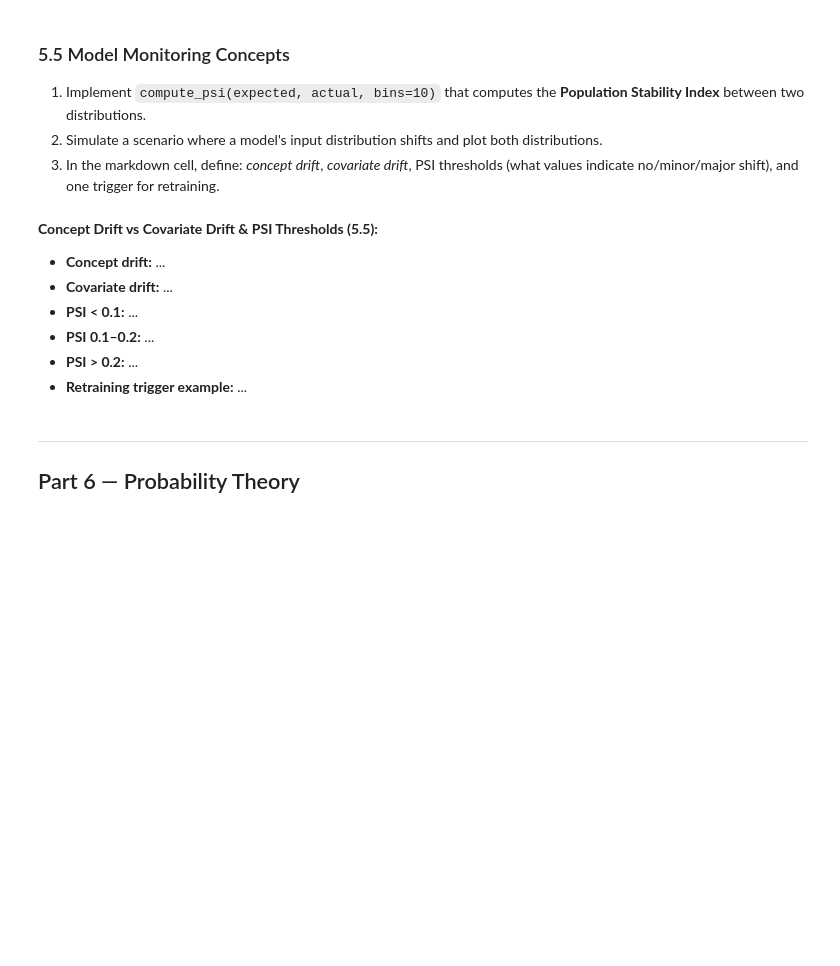
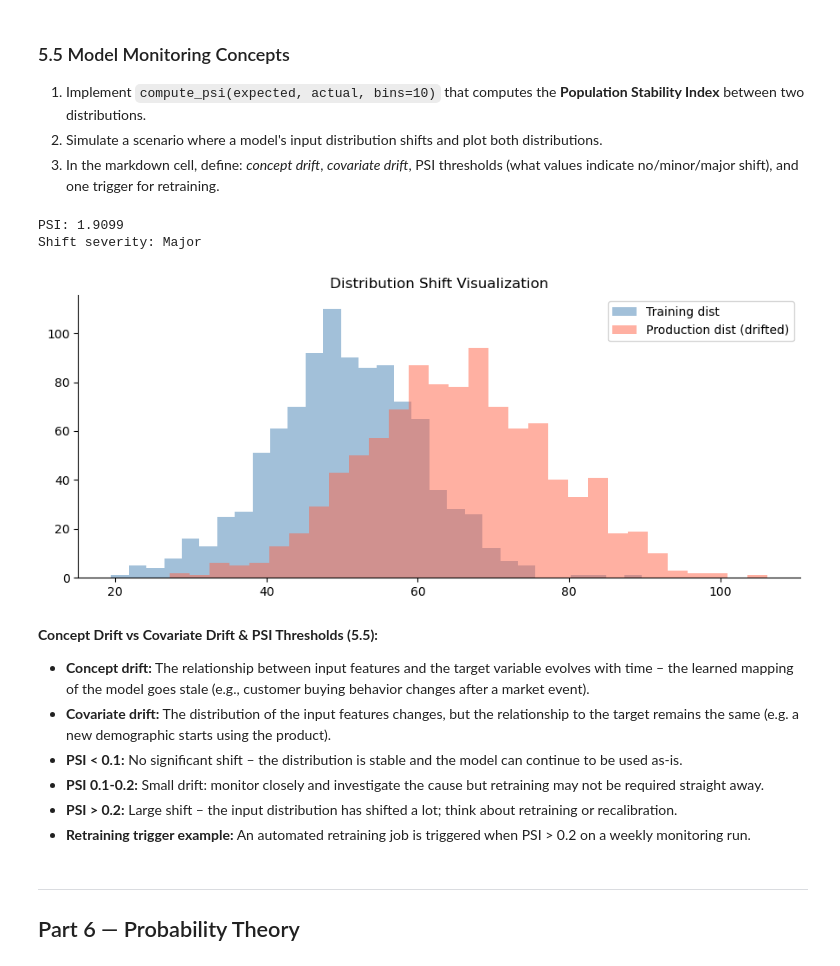
Before and after one commit to maheshshinde9100/Celebal_DS_Internship_Assignments, a Jupyter notebook: week1_Mahesh_Shinde.ipynb, the cells around one changed output. Cells and saved outputs as stored; diff of their text form; code cells hidden in the pictures; blank space fills up the shorter version.

```diff
--- a/week1_Mahesh_Shinde.ipynb
+++ b/week1_Mahesh_Shinde.ipynb
@@ -669,34 +708,51 @@ print(f"\nAfter differencing — p-value: {adf_diff[1]:.4f}, Stationary? {adf_di
 # %%
 def compute_psi(expected, actual, bins=10):
     """
     PSI = sum((actual_pct - expected_pct) * ln(actual_pct / expected_pct))
     Add epsilon=1e-10 to avoid log(0).
     """
     # YOUR CODE HERE
-    pass
+    epsilon = 1e-10
+    # Build bin edges from the expected distribution
+    breakpoints = np.linspace(min(expected.min(), actual.min()),
+                              max(expected.max(), actual.max()), bins + 1)
+    expected_counts = np.histogram(expected, bins=breakpoints)[0]
+    actual_counts   = np.histogram(actual,   bins=breakpoints)[0]
+    # Convert to proportions
+    expected_pct = expected_counts / len(expected) + epsilon
+    actual_pct   = actual_counts   / len(actual)   + epsilon
+    psi = np.sum((actual_pct - expected_pct) * np.log(actual_pct / expected_pct))
+    return psi
 
 np.random.seed(1)
 train_dist = np.random.normal(50, 10, 1000)    # training distribution
 drift_dist = np.random.normal(65, 12, 1000)    # shifted production distribution
 
 psi_value = compute_psi(train_dist, drift_dist)
 print(f"PSI: {psi_value:.4f}")
 print(f"Shift severity: {'Major' if psi_value > 0.2 else 'Minor' if psi_value > 0.1 else 'Stable'}")
 
 # Plot both distributions
 fig, ax = plt.subplots()
 # YOUR CODE HERE
+ax.hist(train_dist, bins=30, alpha=0.5, label="Training dist", color="steelblue")
+ax.hist(drift_dist, bins=30, alpha=0.5, label="Production dist (drifted)", color="tomato")
+
 ax.legend(); ax.set_title('Distribution Shift Visualization')
 plt.tight_layout(); plt.show()
+# %% [output]
+PSI: 1.9099
+Shift severity: Major
+[figure, added]
 # %% [markdown]
 **Concept Drift vs Covariate Drift & PSI Thresholds (5.5):**
 
-- **Concept drift:** ...
-- **Covariate drift:** ...
-- **PSI < 0.1:** ...
-- **PSI 0.1–0.2:** ...
-- **PSI > 0.2:** ...
-- **Retraining trigger example:** ...
+- **Concept drift:**  The relationship between input features and the target variable evolves with time – the learned mapping of the model goes stale (e.g., customer buying behavior changes after a market event).
+- **Covariate drift:** The distribution of the input features changes, but the relationship to the target remains the same (e.g. a new demographic starts using the product).
+- **PSI < 0.1:** No significant shift – the distribution is stable and the model can continue to be used as-is.
+- **PSI 0.1-0.2:** Small drift: monitor closely and investigate the cause but retraining may not be required straight away.
+- **PSI > 0.2:** Large shift – the input distribution has shifted a lot; think about retraining or recalibration.
+- **Retraining trigger example:** An automated retraining job is triggered when PSI > 0.2 on a weekly monitoring run.
 # %% [markdown]
 ---
 ## Part 6 — Probability Theory
```
Also changed, not shown: parts of 11 cells of this notebook.
